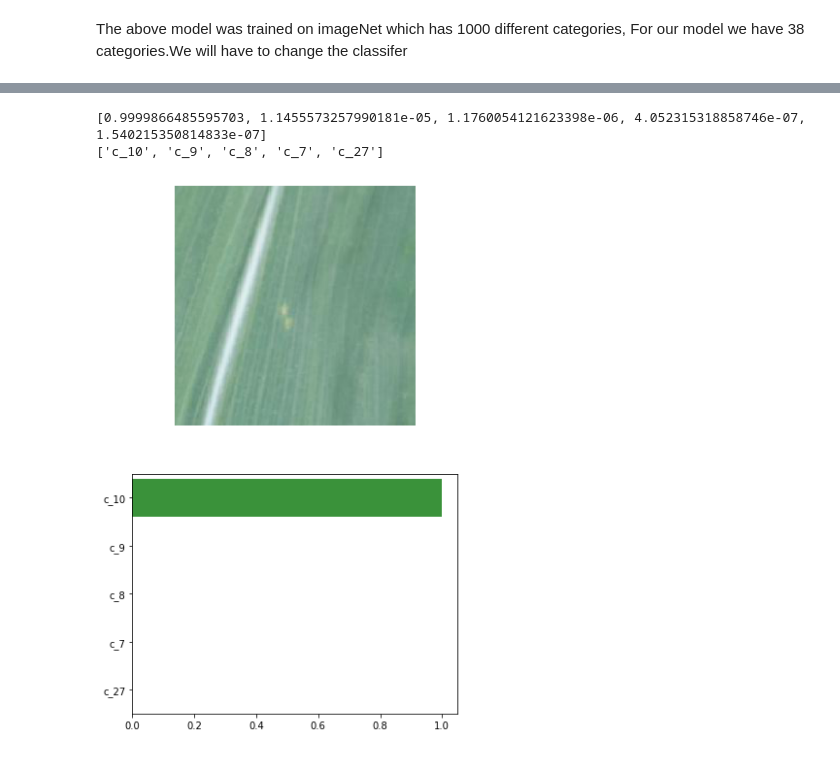
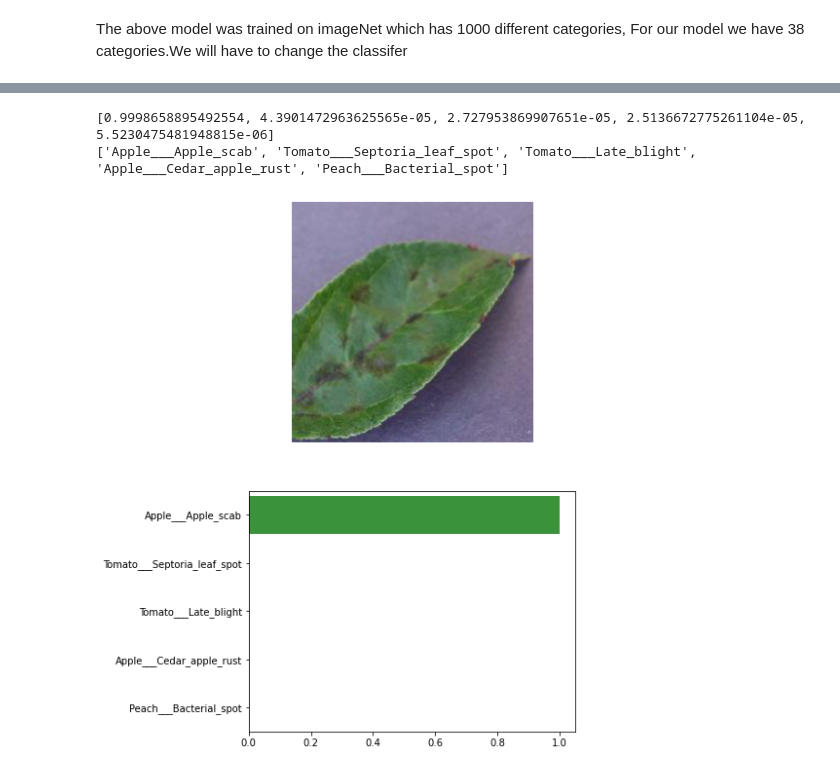
Before and after one commit to r-wambui/Agro-detect-model, a Jupyter notebook: Agro-detect.ipynb, the cells around one changed output, grey strips where cells are left out. Saved outputs shown, nothing was run; the diff lists cells and outputs as text; code cells hidden in the pictures.

```diff
--- a/Agro-detect.ipynb
+++ b/Agro-detect.ipynb
@@ -12,7 +12,7 @@ from torch import optim
 from torchvision import datasets, transforms, models
 # %%
 # load the data from the folders
-data_dir = 'data'
+data_dir = 'data/'
 
 train_transforms = transforms.Compose([transforms.RandomRotation(30),
                                        transforms.RandomResizedCrop(224),
@@ -115,7 +117,7 @@ classifier = nn.Sequential(OrderedDict([
               ('fc2', nn.Linear(500, 256)),
               ('relu2', nn.ReLU()),
               ('dropout2', nn.Dropout(p=0.2)),
-              ('fc3', nn.Linear(256, 38)),
+              ('fc3', nn.Linear(256, 39)),
               ('output', nn.LogSoftmax(dim=1))
 
 ]))
@@ -190,3 +203,5 @@ for epoch in range(epochs):
+# %%
+model.class_to_idx = train_data.class_to_idx
 # %%
 # save model
 torch.save({"state_dict":model.state_dict(),
@@ -206,7 +221,7 @@ def load_checkpoint(file_path):
               ('fc2', nn.Linear(500, 256)),
               ('relu2', nn.ReLU()),
               ('dropout2', nn.Dropout(p=0.2)),
-              ('fc3', nn.Linear(256, 38)),
+              ('fc3', nn.Linear(256, 39)),
               ('output', nn.LogSoftmax(dim=1))
 
         ]))
@@ -265,14 +280,14 @@ def plot_solution(image_path, ps, classes):
     sns.barplot(x=ps, y=classes, color=sns.color_palette()[2]);
     plt.show()
 # %%
-image = "data/test/0a4fd67d786615190d63a0fe47d70646.jpg"
+image = "data/val/Apple___Apple_scab/image (102).JPG"
 ps, classes = predict(image, model)
 ps = ps.detach().numpy().tolist()[0]
 print(ps)
 print(classes)
 
 plot_solution(image, ps, classes)
 # %% [output]
-[0.9999866485595703, 1.1455573257990181e-05, 1.1760054121623398e-06, 4.052315318858746e-07, 1.540215350814833e-07]
-['c_10', 'c_9', 'c_8', 'c_7', 'c_27']
+[0.9998658895492554, 4.3901472963625565e-05, 2.727953869907651e-05, 2.5136672775261104e-05, 5.5230475481948815e-06]
+['Apple___Apple_scab', 'Tomato___Septoria_leaf_spot', 'Tomato___Late_blight', 'Apple___Cedar_apple_rust', 'Peach___Bacterial_spot']
-[figure, old version]
+[figure, new version]
```
Also changed, not shown: parts of 5 cells of this notebook, 10 other files.
